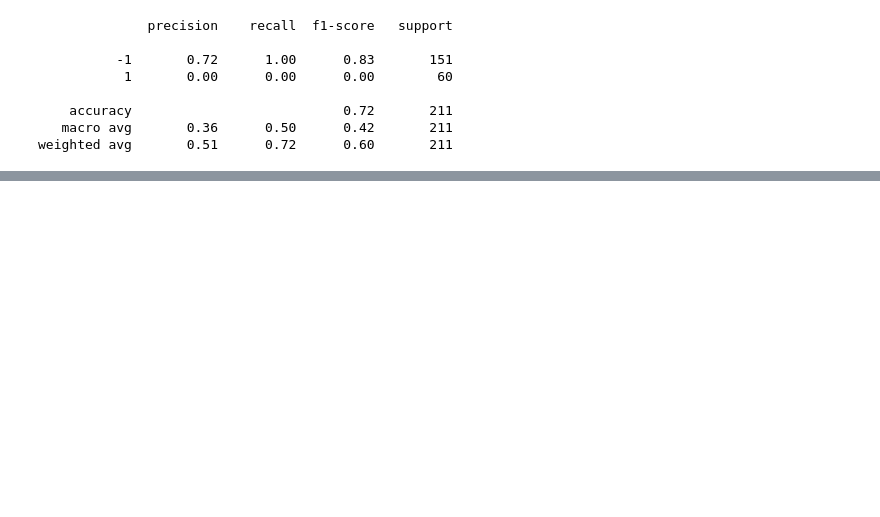
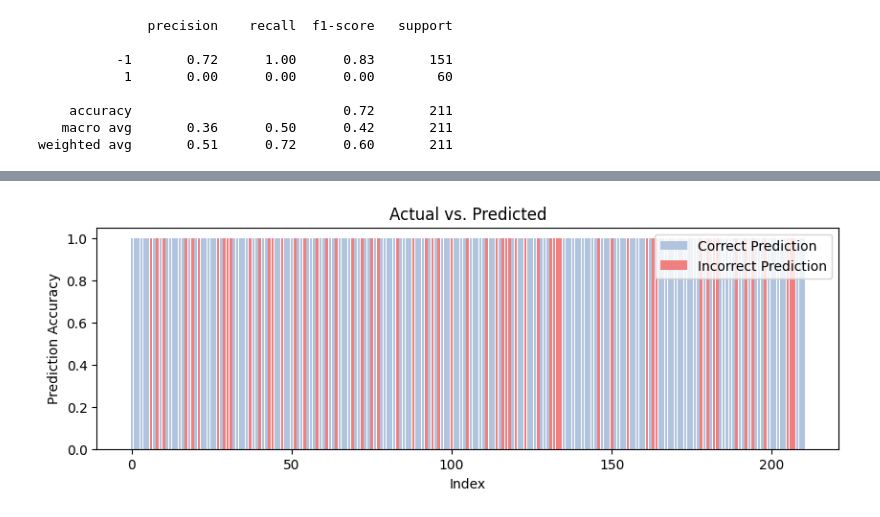
Before and after one commit to phornpailinn/ML, a Jupyter notebook: 6610412006_Phornpailin.ipynb, the cells around one changed output, grey strips where cells are left out. Saved outputs shown, nothing was run; the diff lists cells and outputs as text; code cells hidden in the pictures; blank space fills up the shorter version.

```diff
--- a/6610412006_Phornpailin.ipynb
+++ b/6610412006_Phornpailin.ipynb
@@ -448,0 +448,15 @@ See the caveats in the documentation: https://pandas.pydata.org/pandas-docs/stab
+# %%
+# Calculate whether each prediction matches the actual outcome
+correct_predictions = (y_test == predicted)
+
+# Plot actual vs. predicted values using a bar plot
+plt.figure(figsize=(10, 3))
+plt.bar(np.arange(len(y_test)), correct_predictions, color='lightsteelblue', label='Correct Prediction')
+plt.bar(np.arange(len(y_test)), ~correct_predictions, color='lightcoral', label='Incorrect Prediction')
+plt.title('Actual vs. Predicted')
+plt.xlabel('Index')
+plt.ylabel('Prediction Accuracy')
+plt.legend()
+plt.show()
+# %% [output]
+[figure, added]
```
Also changed, not shown: parts of 13 cells of this notebook.
